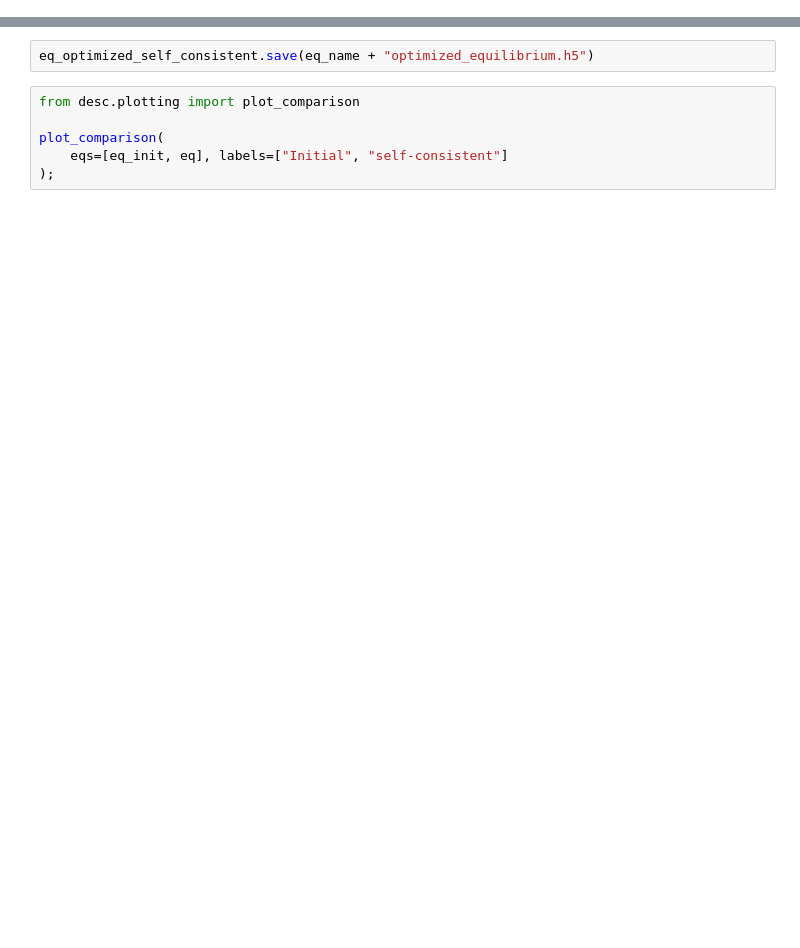
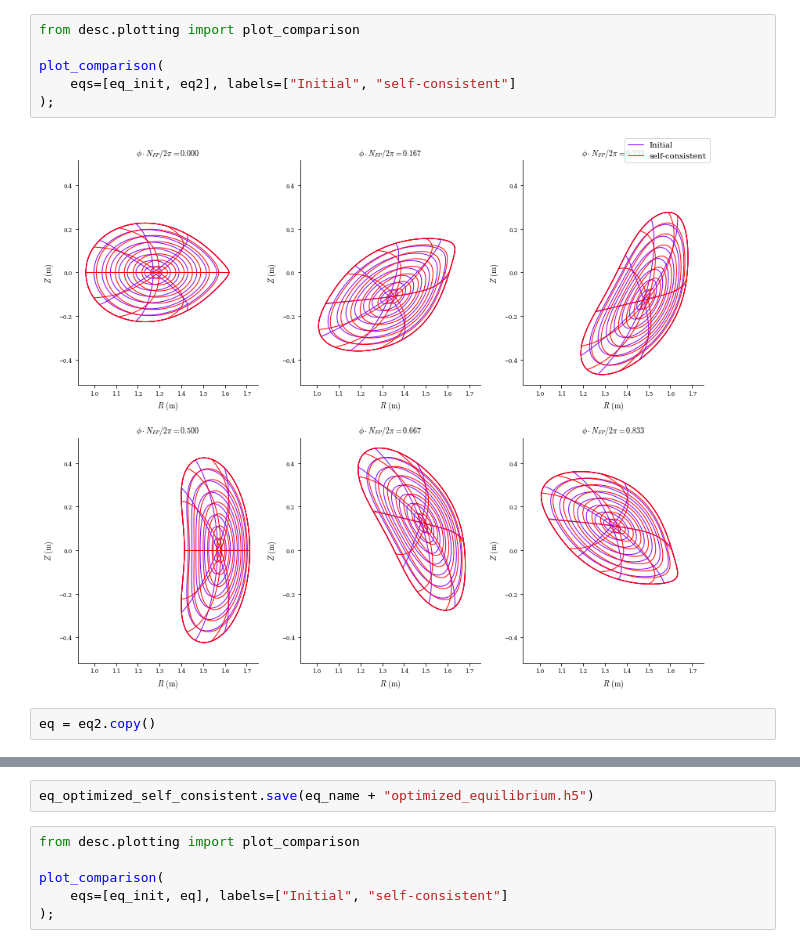
Before and after one commit to ianabel/MaNTA, a Jupyter notebook: python/desc_optimize-att2.ipynb, the cells around one changed output, grey strips where cells are left out. Saved outputs shown, nothing was run; the diff lists cells and outputs as text; blank space fills up the shorter version.

```diff
--- a/python/desc_optimize-att2.ipynb
+++ b/python/desc_optimize-att2.ipynb
@@ -423,0 +349,10 @@ plot_comparison(
+# %%
+from desc.plotting import plot_comparison
+
+plot_comparison(
+    eqs=[eq_init, eq2], labels=["Initial", "self-consistent"]
+);
+# %% [output]
+[figure, added]
+# %%
+eq = eq2.copy()
```
Also changed, not shown: parts of 16 cells of this notebook, 8 other files.
